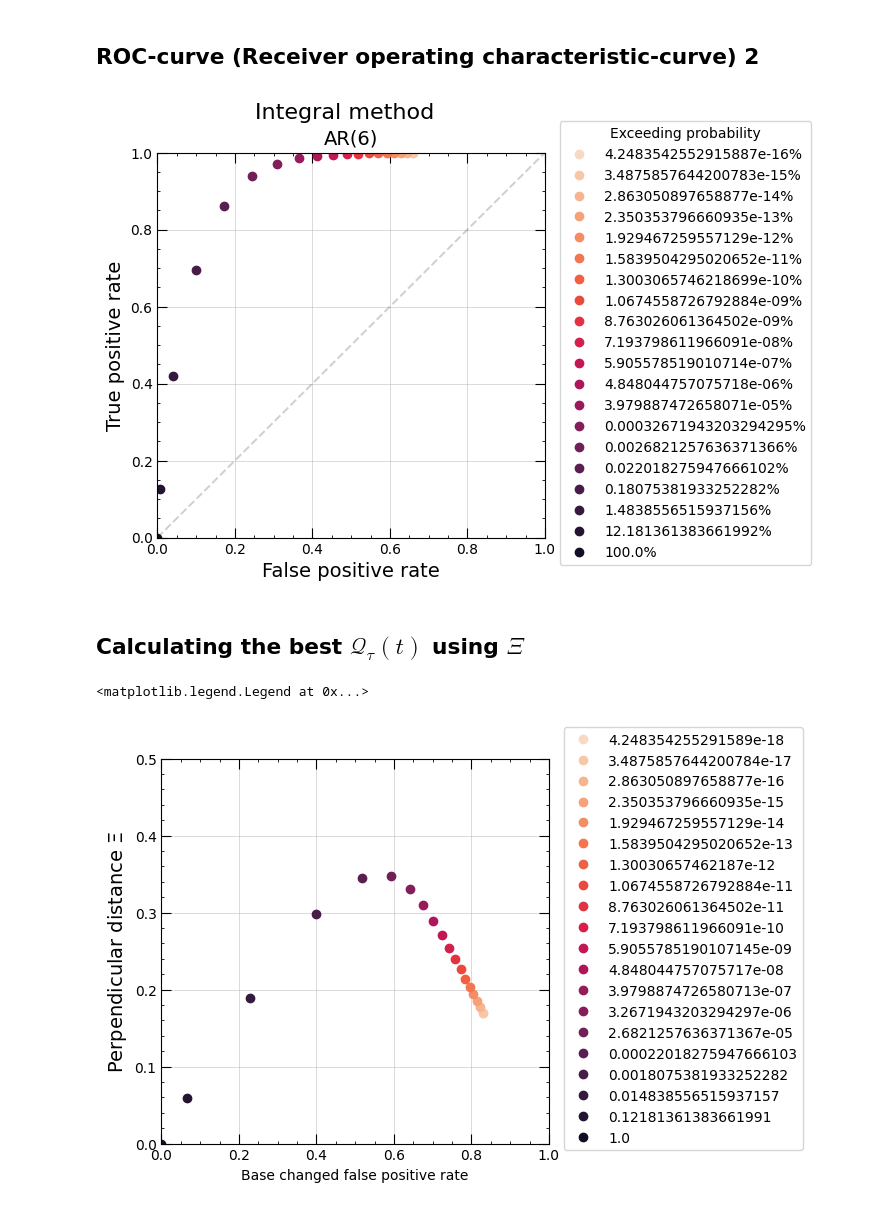
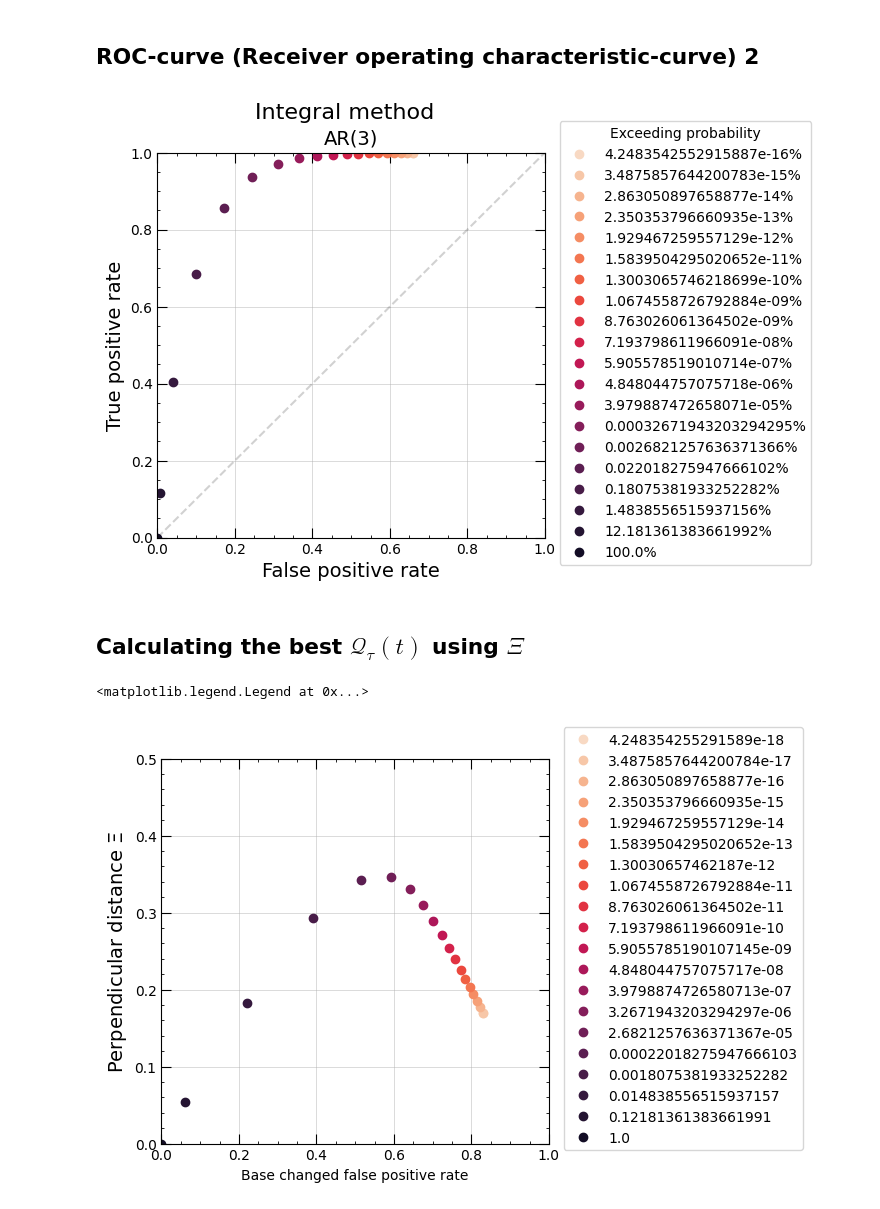
Before and after one commit to Moorboor/WindGust, a Jupyter notebook: AutoRegression2.ipynb, the cells around one changed output. Drawn from its saved outputs; the diff is of its cells as text; code cells hidden in the pictures.

```diff
--- a/AutoRegression2.ipynb
+++ b/AutoRegression2.ipynb
@@ -379,6 +338,6 @@ array([[-0.15579029, -0.17342468,  0.22791739],
 # %%
-indices = np.arange(0, len(train_data[:250000])-3)[:, None] + np.arange(3)
+indices = np.arange(9, len(train_data))[:, None] - np.arange(3)
 x = train_data[indices]
-print(x)
-res = x[10-3:-3] * phis
+
+res = x[:-4] * phis
 res = res.sum(axis=1)
@@ -495,7 +458,7 @@ gust_th = 1.6
 q = 3 # moving average
 
 n = len(train_data)
-l = len(phi_hats) # overlap size
+l = p # overlap size
 # %%
 def make_intervals(data):
     start_indices = np.arange(0, n-train_per-l, train_per)
@@ -685,32 +647,32 @@ for quantile in quantiles:
 # %%
 colors = sns.color_palette("rocket_r", len(performances2))
 
 fig = plt.figure(1, figsize=(5,5))
 
 i = 0
 for threshold, (true_positive_rate, false_positive_rate) in performances2.items():
     plt.plot(false_positive_rate, true_positive_rate, "o", label=f"{quantiles[i]*100}%", color=colors[i])
     i += 1
 plt.plot(np.arange(2), linestyle="--", color='#0f0f0f30')
 
 
 plt.grid(linewidth=0.4, alpha=0.8)
 plt.xlim(0,1)
 plt.ylim(0,1)
 
 plt.minorticks_on()
 plt.tick_params(direction="in", which="major", length=7, bottom=True, top=True, right=True)
 plt.tick_params(direction="in", which="minor", length=2.5, bottom=True, top=True, right=True)
 plt.xlabel("False positive rate", fontsize=14)
 plt.ylabel("True positive rate", fontsize=14)
 
-plt.title(f"AR({n_coffs})", fontsize=14)
+plt.title(f"AR({p})", fontsize=14)
 plt.suptitle("Integral method", fontsize=16)
 plt.legend(title="Exceeding probability", fontsize=10, bbox_to_anchor=(1.02,1.1))
 
-plt.savefig(os.path.join(PLOTS_PATH, f"{dname}-tau={train_per}Integral-AR({n_coffs}).png"), format="png", dpi=300, bbox_inches="tight")
+plt.savefig(os.path.join(PLOTS_PATH, f"{dname}-tau={train_per}Integral-AR({p}).png"), format="png", dpi=300, bbox_inches="tight")
 # %% [output]
-[figure, old version]
+[figure, new version]
 # %% [markdown]
 ## Calculating the best $\mathcal{Q}_{\tau}(t)$ using $\Xi$
 # %%
@@ -741,7 +703,7 @@ plt.ylabel("Perpendicular distance $\Xi$", fontsize=14)
 plt.legend(fontsize=10, bbox_to_anchor=(1.02,1.1))
 # %% [output]
 <matplotlib.legend.Legend at 0x...>
-[figure, old version]
+[figure, new version]
 # %%
 dict(reversed(sorted(points.items(), key=lambda item:item[1][1])))
 # %% [output]
```
Also changed, not shown: parts of 28 cells of this notebook.
